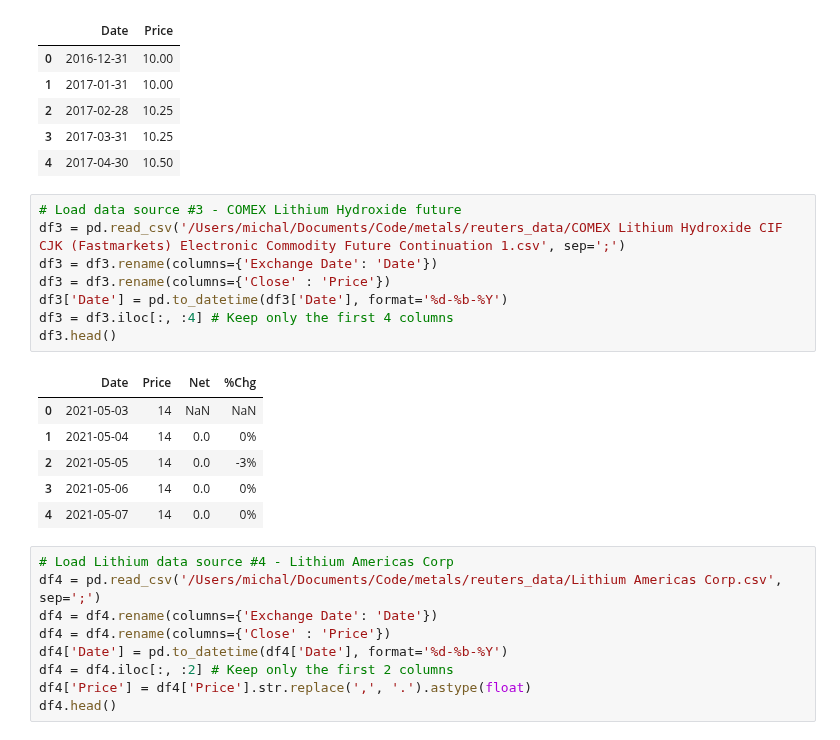
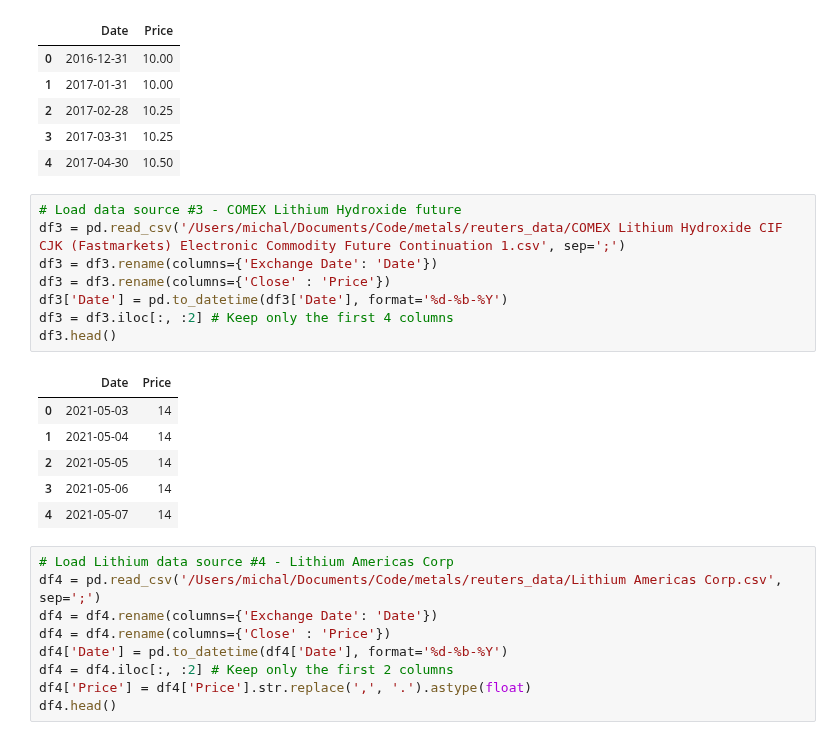
Before and after one commit to Doosheck/metals, a Jupyter notebook: data_overview.ipynb, the cells around one changed output. Drawn from its saved outputs; the diff is of its cells as text.

```diff
--- a/data_overview.ipynb
+++ b/data_overview.ipynb
@@ -39,18 +39,18 @@ df2.head()
 # %%
 # Load data source #3 - COMEX Lithium Hydroxide future
 df3 = pd.read_csv('/Users/michal/Documents/Code/metals/reuters_data/COMEX Lithium Hydroxide CIF CJK (Fastmarkets) Electronic Commodity Future Continuation 1.csv', sep=';')
 df3 = df3.rename(columns={'Exchange Date': 'Date'})
 df3 = df3.rename(columns={'Close' : 'Price'})
 df3['Date'] = pd.to_datetime(df3['Date'], format='%d-%b-%Y')
-df3 = df3.iloc[:, :4] # Keep only the first 4 columns
+df3 = df3.iloc[:, :2] # Keep only the first 4 columns
 df3.head()
 # %% [output]
-|  | Date | Price | Net | %Chg |
-| 0 | 2021-05-03 | 14 | NaN | NaN |
-| 1 | 2021-05-04 | 14 | 0.0 | 0% |
-| 2 | 2021-05-05 | 14 | 0.0 | -3% |
-| 3 | 2021-05-06 | 14 | 0.0 | 0% |
-| 4 | 2021-05-07 | 14 | 0.0 | 0% |
+|  | Date | Price |
+| 0 | 2021-05-03 | 14 |
+| 1 | 2021-05-04 | 14 |
+| 2 | 2021-05-05 | 14 |
+| 3 | 2021-05-06 | 14 |
+| 4 | 2021-05-07 | 14 |
 # %%
 # Load Lithium data source #4 - Lithium Americas Corp
 df4 = pd.read_csv('/Users/michal/Documents/Code/metals/reuters_data/Lithium Americas Corp.csv', sep=';')
```
Also changed, not shown: parts of 4 cells of this notebook.
